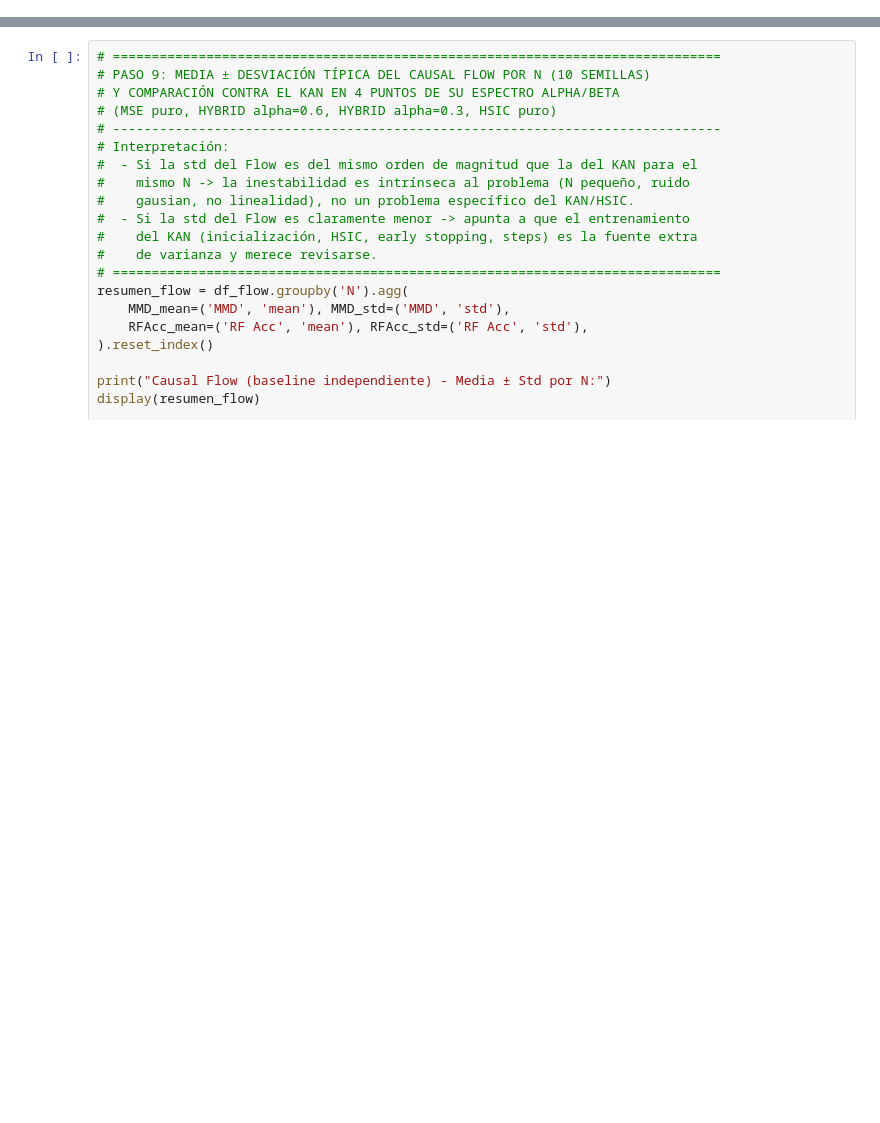
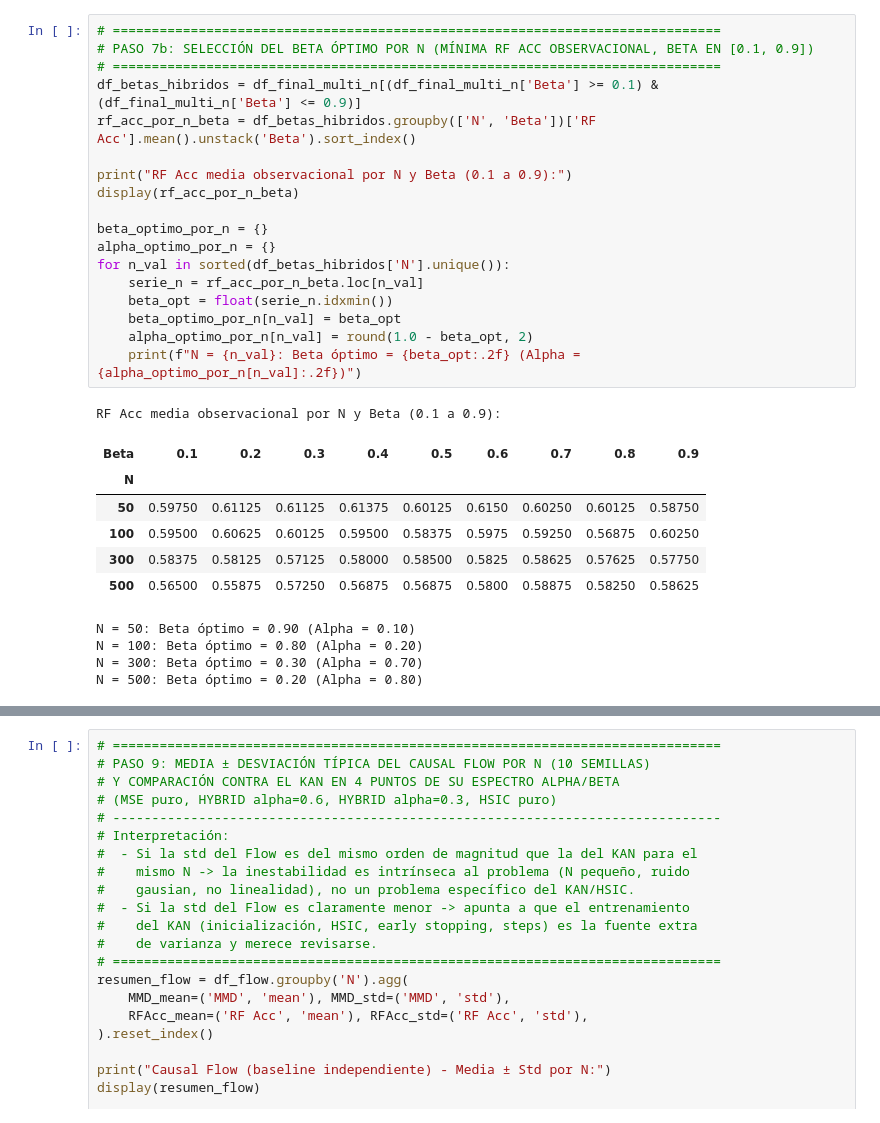
Before and after one commit to Claudia-Rodriguez2002/kacgm_hsic, a Jupyter notebook: notebooks/Experimento1/Observacional/Ruido_ Aditivo_Gausiano.ipynb, the cells around one changed output, grey strips where cells are left out. Cells and saved outputs as stored; diff of their text form; blank space fills up the shorter version.

```diff
--- a/notebooks/Experimento1/Observacional/Ruido_ Aditivo_Gausiano.ipynb
+++ b/notebooks/Experimento1/Observacional/Ruido_ Aditivo_Gausiano.ipynb
@@ -529,2 +641,32 @@ VISUALIZACIÓN: MEDIA Y DESVIACIÓN TÍPICA POR MÉTRICA
 [figure]
 ✓ Gráficas generadas con media ± desviación típica (todas las N en una figura)
+# %%
+# ==============================================================================
+# PASO 7b: SELECCIÓN DEL BETA ÓPTIMO POR N (MÍNIMA RF ACC OBSERVACIONAL, BETA EN [0.1, 0.9])
+# ==============================================================================
+df_betas_hibridos = df_final_multi_n[(df_final_multi_n['Beta'] >= 0.1) & (df_final_multi_n['Beta'] <= 0.9)]
+rf_acc_por_n_beta = df_betas_hibridos.groupby(['N', 'Beta'])['RF Acc'].mean().unstack('Beta').sort_index()
+
+print("RF Acc media observacional por N y Beta (0.1 a 0.9):")
+display(rf_acc_por_n_beta)
+
+beta_optimo_por_n = {}
+alpha_optimo_por_n = {}
+for n_val in sorted(df_betas_hibridos['N'].unique()):
+    serie_n = rf_acc_por_n_beta.loc[n_val]
+    beta_opt = float(serie_n.idxmin())
+    beta_optimo_por_n[n_val] = beta_opt
+    alpha_optimo_por_n[n_val] = round(1.0 - beta_opt, 2)
+    print(f"N = {n_val}: Beta óptimo = {beta_opt:.2f} (Alpha = {alpha_optimo_por_n[n_val]:.2f})")
+# %% [output]
+RF Acc media observacional por N y Beta (0.1 a 0.9):
+| Beta | 0.1 | 0.2 | 0.3 | 0.4 | 0.5 | 0.6 | 0.7 | 0.8 | 0.9 |
+| N |  |  |  |  |  |  |  |  |  |
+| 50 | 0.59750 | 0.61125 | 0.61125 | 0.61375 | 0.60125 | 0.6150 | 0.60250 | 0.60125 | 0.58750 |
+| 100 | 0.59500 | 0.60625 | 0.60125 | 0.59500 | 0.58375 | 0.5975 | 0.59250 | 0.56875 | 0.60250 |
+| 300 | 0.58375 | 0.58125 | 0.57125 | 0.58000 | 0.58500 | 0.5825 | 0.58625 | 0.57625 | 0.57750 |
+| 500 | 0.56500 | 0.55875 | 0.57250 | 0.56875 | 0.56875 | 0.5800 | 0.58875 | 0.58250 | 0.58625 |
+N = 50: Beta óptimo = 0.90 (Alpha = 0.10)
+N = 100: Beta óptimo = 0.80 (Alpha = 0.20)
+N = 300: Beta óptimo = 0.30 (Alpha = 0.70)
+N = 500: Beta óptimo = 0.20 (Alpha = 0.80)
```
Also changed, not shown: parts of 6 cells of this notebook, 5 other files.
